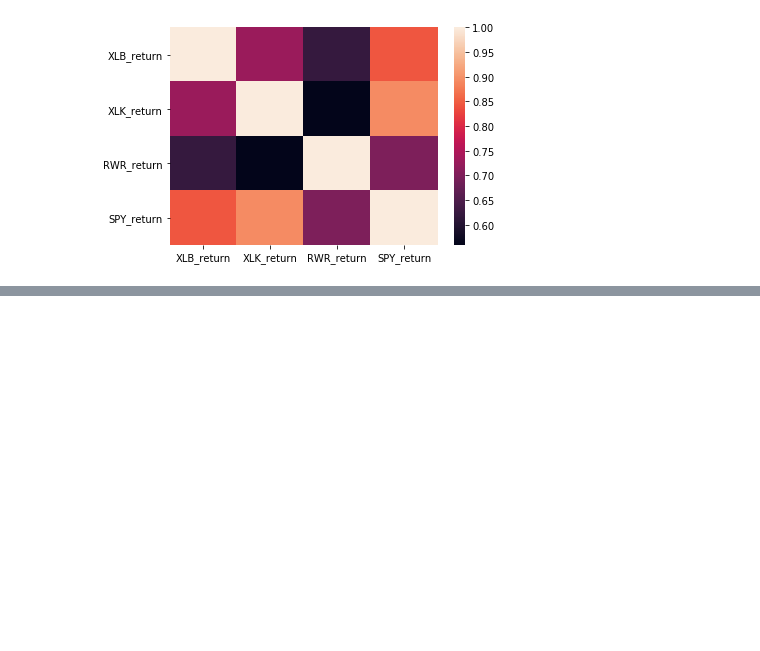
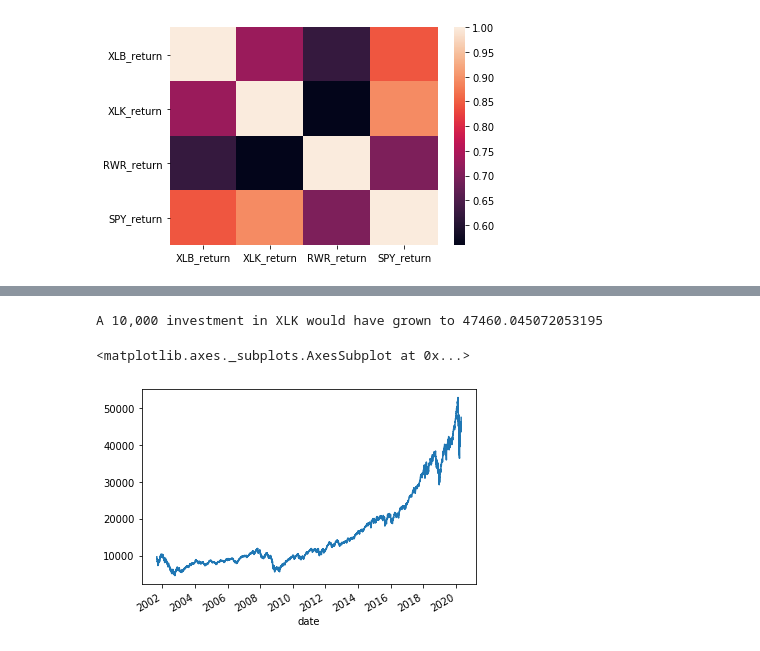
Before and after one commit to bkayratkyzy/Monte_Carlo_Simulations, a Jupyter notebook: notebooks/chris.ipynb, the cells around one changed output, grey strips where cells are left out. Drawn from its saved outputs; the diff is of its cells as text; code cells hidden in the pictures; blank space fills up the shorter version.

```diff
--- a/notebooks/chris.ipynb
+++ b/notebooks/chris.ipynb
@@ -511,0 +522,10 @@ RWR_beta
+# %%
+# Plot the returns of XLK in terms of money
+initial_investment = 10000
+cumulative_profit_xlk = initial_investment * cumulative_returns_xlk
+print(f'A 10,000 investment in XLK would have grown to {cumulative_profit_xlk[-1]}')
+cumulative_profit_xlk.plot()
+# %% [output]
+A 10,000 investment in XLK would have grown to 47460.045072053195
+<matplotlib.axes._subplots.AxesSubplot at 0x...>
+[figure, added]
```
Also changed, not shown: parts of 22 cells of this notebook.
